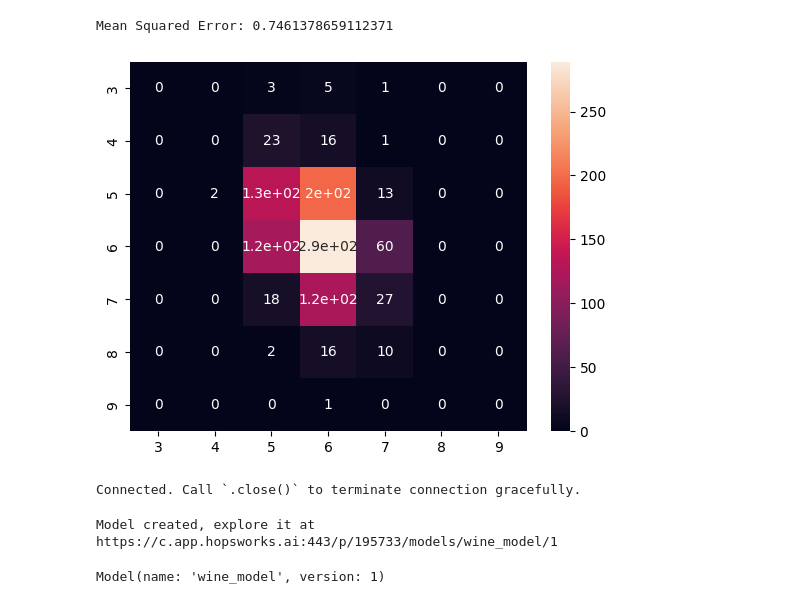
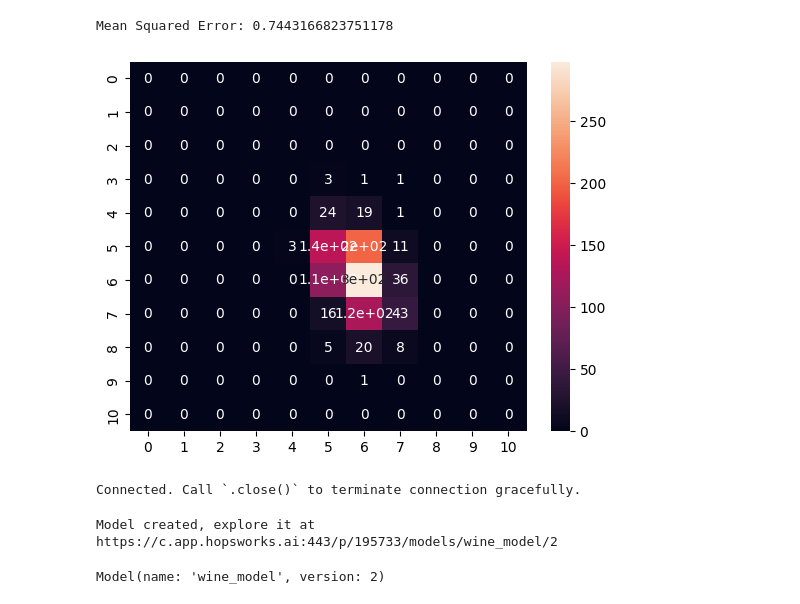
Before and after one commit to Oxel40/sml-wine-quality, a Jupyter notebook: wine-training-pipeline.ipynb, the cells around one changed output. Cells and saved outputs as stored; diff of their text form; code cells hidden in the pictures.

```diff
--- a/wine-training-pipeline.ipynb
+++ b/wine-training-pipeline.ipynb
@@ -45,21 +43,19 @@ KNeighborsRegressor()
 y_pred = model.predict(X_test)
 
 # Compare predictions (y_pred) with the labels in the test set (y_test)
-#metrics = classification_report(y_test, y_pred, output_dict=True)
-results = confusion_matrix(y_test, list(map(round, y_pred)))
+cols = list(range(0, 11))
+results = confusion_matrix(y_test, list(map(round, y_pred)), labels=cols)
 mse = mean_squared_error(y_test, y_pred)
 print("Mean Squared Error:", mse)
 # %% [output]
-Mean Squared Error: 0.7461378659112371
+Mean Squared Error: 0.7443166823751178
 # %%
 # Create the confusion matrix as a figure, we will later store it as a PNG image file
-cols = y_test['quality'].unique()
-cols.sort()
 df_cm = pd.DataFrame(results, cols, cols)
 cm = sns.heatmap(df_cm, annot=True)
 fig = cm.get_figure()
 # %% [output]
-[figure, old version]
+[figure, new version]
 # %%
 mr = project.get_model_registry()
 
@@ -88,5 +84,5 @@ wine_model = mr.python.create_model(
 wine_model.save(model_dir)
 # %% [output]
 Connected. Call `.close()` to terminate connection gracefully.
-Model created, explore it at https://c.app.hopsworks.ai:443/p/195733/models/wine_model/1
+Model created, explore it at https://c.app.hopsworks.ai:443/p/195733/models/wine_model/2
-Model(name: 'wine_model', version: 1)
+Model(name: 'wine_model', version: 2)
```
Also changed, not shown: parts of 3 cells of this notebook, 1 other file.
